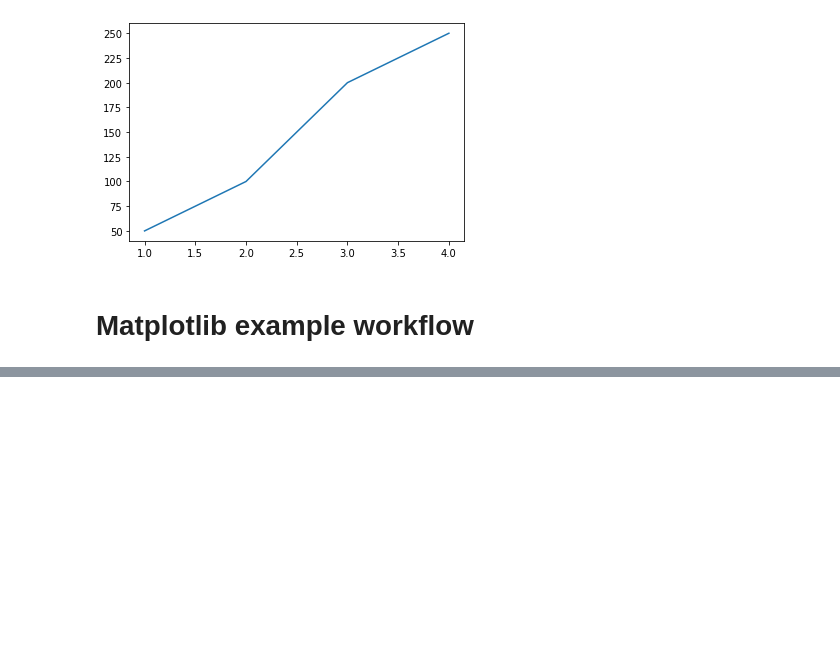
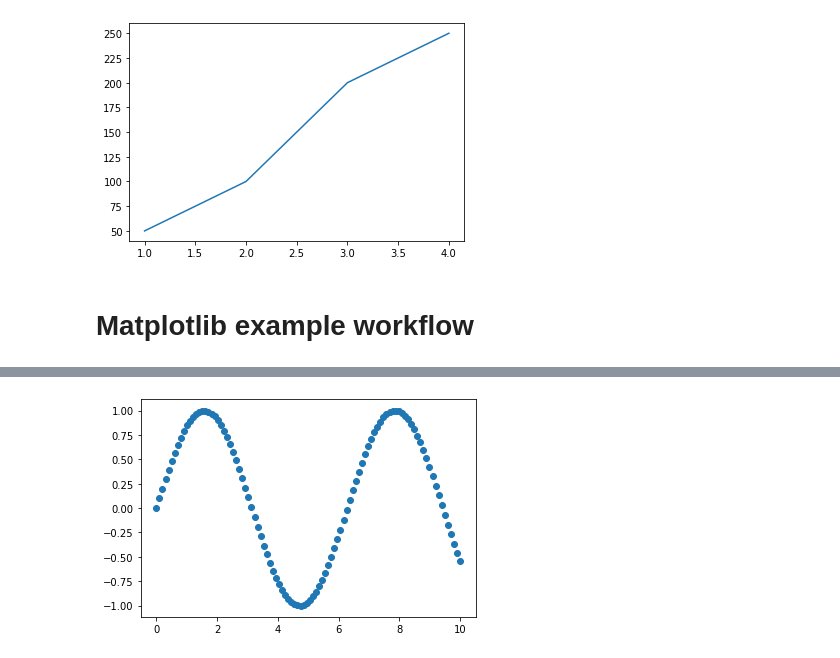
Before and after one commit to UlisesJuarez/Machine-learning-Introduction, a Jupyter notebook: matplotlib plotting and data visualization/Introduction to matplotlib.ipynb, the cells around one changed output, grey strips where cells are left out. Cells and saved outputs as stored; diff of their text form; code cells hidden in the pictures; blank space fills up the shorter version.

```diff
--- a/matplotlib plotting and data visualization/Introduction to matplotlib.ipynb
+++ b/matplotlib plotting and data visualization/Introduction to matplotlib.ipynb
@@ -80,0 +112,6 @@ fig.savefig('img/sample-plot.png')
+# %%
+# Another scatter plot
+fig,ax=plt.subplots()
+ax.scatter(x,np.sin(x));
+# %% [output]
+[figure, added]
```
Also changed, not shown: parts of 8 cells of this notebook, 1 other file.
